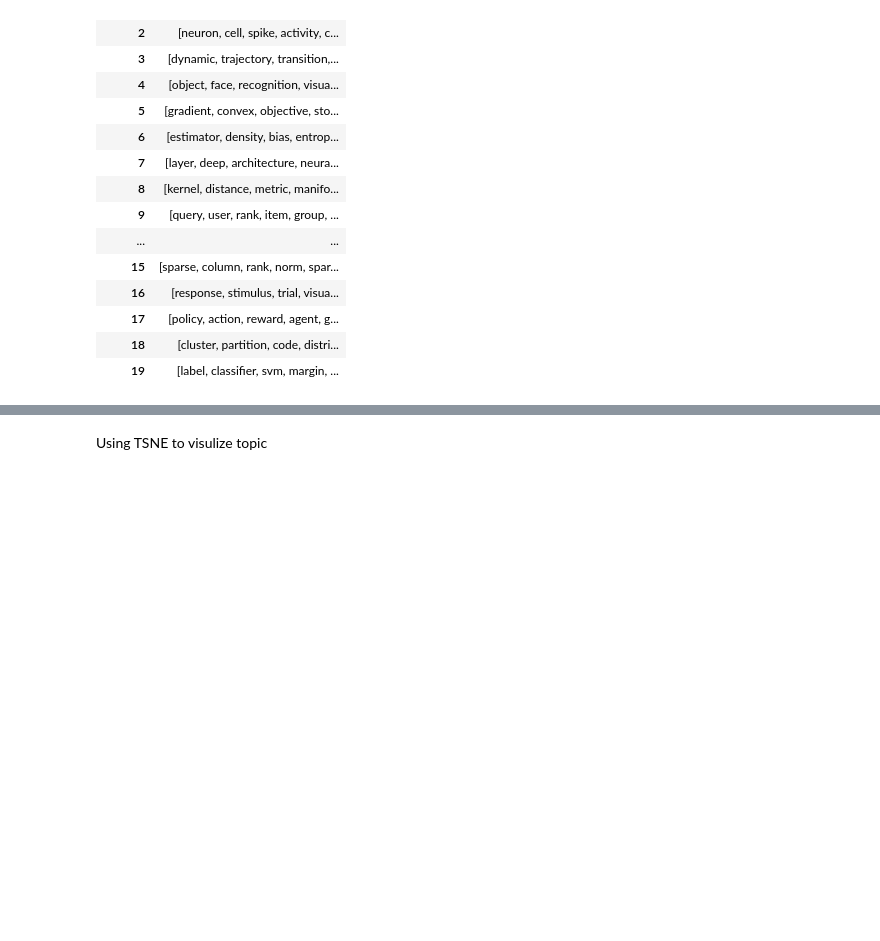
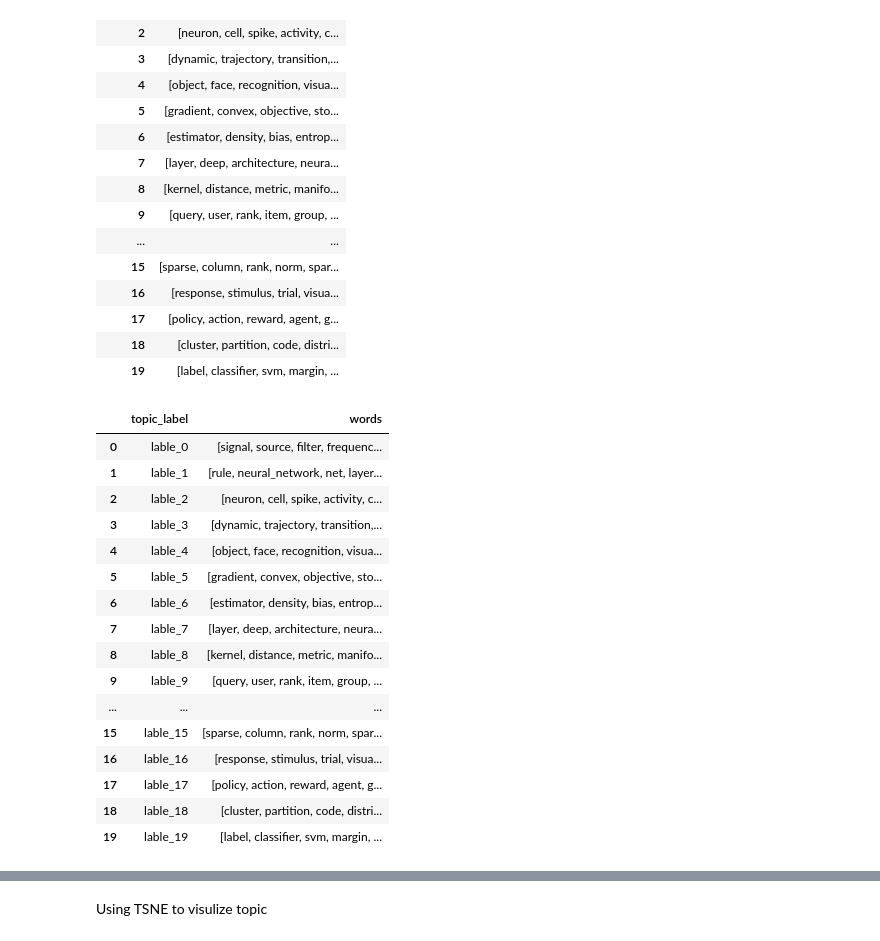
Before and after one commit to sting1000/ntds_project, a Jupyter notebook: topic_exploration.ipynb, the cells around one changed output, grey strips where cells are left out. Cells and saved outputs as stored; diff of their text form; code cells hidden in the pictures; blank space fills up the shorter version.

```diff
--- a/topic_exploration.ipynb
+++ b/topic_exploration.ipynb
@@ -501,3 +501,30 @@ df_topic_word
 | 17 | [policy, action, reward, agent, g... |
 | 18 | [cluster, partition, code, distri... |
 | 19 | [label, classifier, svm, margin, ... |
+# %%
+labels= []
+for i in range(20):
+    labels.append( 'lable_'+str(i))
+df_topic_label = pd.DataFrame(labels)
+df_topic_label.columns = ['topic_label']
+t = pd.concat([df_topic_label,df_topic_word], axis=1)
+t = t[~t.topic_label.str.contains("Unknow")]
+t
+# %% [output]
+|  | topic_label | words |
+| 0 | lable_0 | [signal, source, filter, frequenc... |
+| 1 | lable_1 | [rule, neural_network, net, layer... |
+| 2 | lable_2 | [neuron, cell, spike, activity, c... |
+| 3 | lable_3 | [dynamic, trajectory, transition,... |
+| 4 | lable_4 | [object, face, recognition, visua... |
+| 5 | lable_5 | [gradient, convex, objective, sto... |
+| 6 | lable_6 | [estimator, density, bias, entrop... |
+| 7 | lable_7 | [layer, deep, architecture, neura... |
+| 8 | lable_8 | [kernel, distance, metric, manifo... |
+| 9 | lable_9 | [query, user, rank, item, group, ... |
+| ... | ... | ... |
+| 15 | lable_15 | [sparse, column, rank, norm, spar... |
+| 16 | lable_16 | [response, stimulus, trial, visua... |
+| 17 | lable_17 | [policy, action, reward, agent, g... |
+| 18 | lable_18 | [cluster, partition, code, distri... |
+| 19 | lable_19 | [label, classifier, svm, margin, ... |
```
Also changed, not shown: parts of 6 cells of this notebook, 2 other files.
